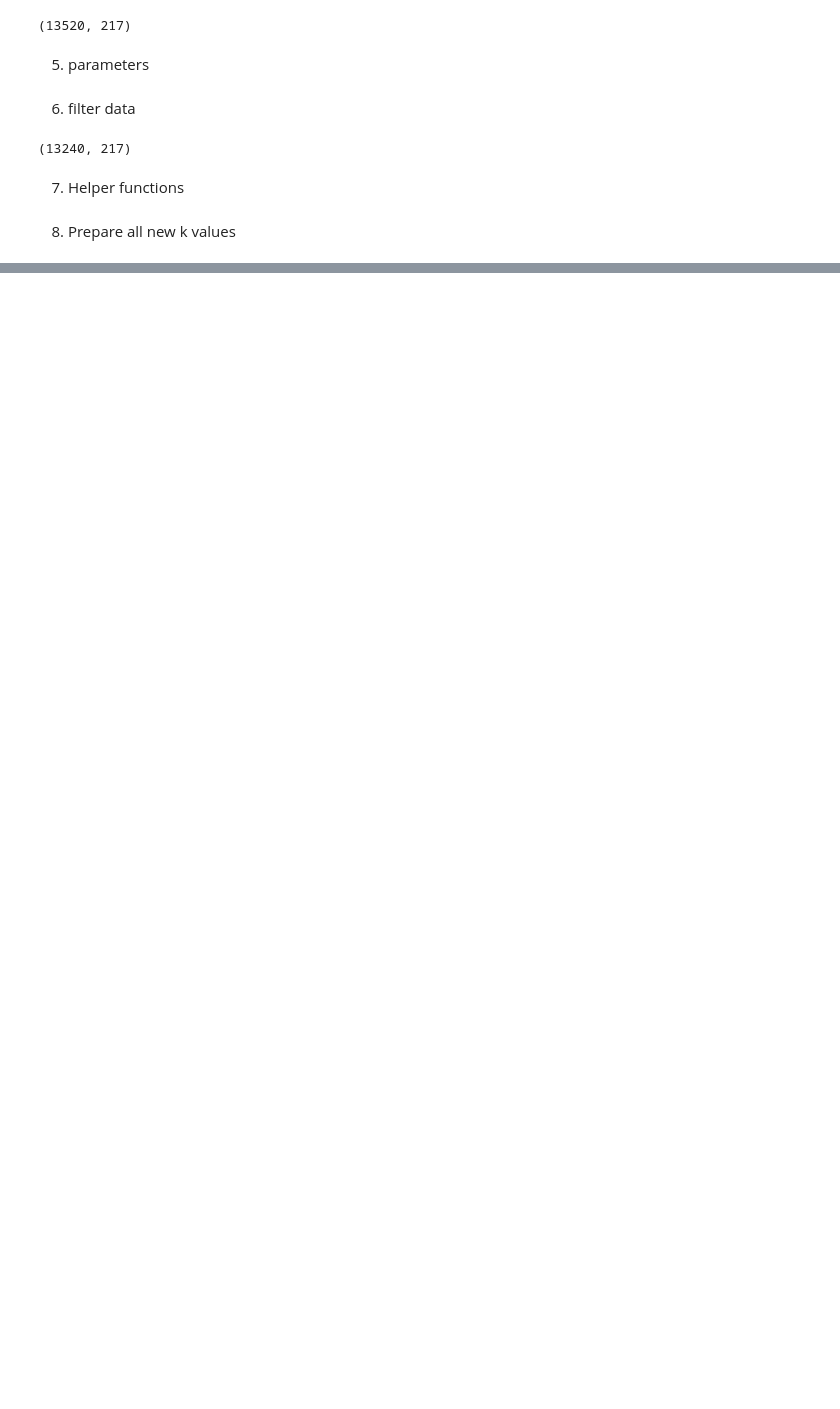
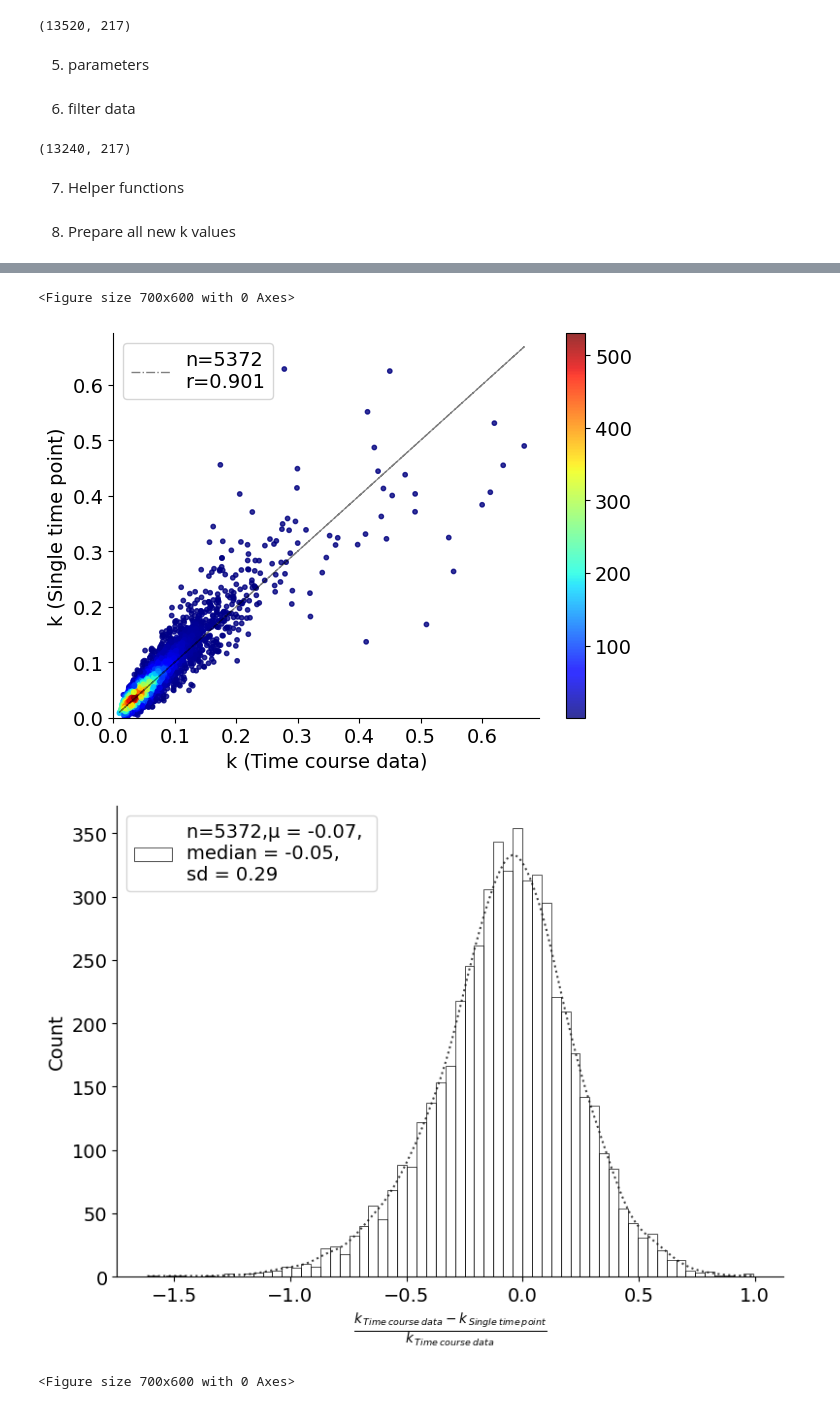
Before and after one commit to henockmamo54/TimePointSelection_paperAnalysis, a Jupyter notebook: Final/GenerateFigures/PlotGen-heart.ipynb, the cells around one changed output, grey strips where cells are left out. Saved outputs shown, nothing was run; the diff lists cells and outputs as text; code cells hidden in the pictures; blank space fills up the shorter version.

```diff
--- a/Final/GenerateFigures/PlotGen-heart.ipynb
+++ b/Final/GenerateFigures/PlotGen-heart.ipynb
@@ -199,8 +199,12 @@ def plot_hitmap(x,y,time,path="",title=""):
     # ax1.set_xlim([0,min(max(x),0.3)])
     # ax1.set_ylim([0,min(max(y),0.3)])
 
-    ax1.set_xlim([0,max(x)])
-    ax1.set_ylim([0,max(y)])
+    # ax1.set_xlim([0,max(x)])
+    # ax1.set_ylim([0,max(y)])
+
+
+    ax1.set_xlim([0, min(max(y),math.log(2))])
+    ax1.set_ylim([0, min(max(y),math.log(2))])
 
 
     # # Create the second x-axis
@@ -350,0 +355,64 @@ for _time in tqdm([1 ,2 ,3 ,6 ,7,13,16]):
+# %%
+# for _time in tqdm([1 ,2 ,3 ,6 ,7,13,16]):
+# # for _time in tqdm([6 ,7,16]):
+#     for _rsquared in [0.99,0.95,0.9][::-1]:
+
+_time = 7
+_rsquared= 0.9
+
+try:
+    merged=allmerged.copy()
+    merged=merged[(merged.Rsquared.astype('float')>=_rsquared)]
+    merged=merged.reset_index(drop=True)
+
+
+    res=computeAllNewRates(_time,1,10)
+
+    res=res[(res.d2ome_k.astype('float')>=0)]
+    res=res[(res.new_k_1.astype('float')>=0)]
+    res=res[(res.new_k_10.astype('float')>=0)]
+    res=res[(res.k_sol.astype('float')>=0)]
+
+    res=res[abs(res.M0 -res.I0_0_exp)/res.M0 <=0.1]
+
+
+    _title=f"{organ}_day_{_time}_fsr"
+    _path1=f"Figures/{organ}/Day_{_time}/r2_{_rsquared}/"
+    if not os.path.exists(_path1): os.makedirs(_path1)
+    # res.to_csv(_path1+_title+".csv",index=False)
+
+    #============================ FSR ===============================
+    #============================ === ===============================
+    _res=res.copy()
+    _path1=f"Figures/{organ}/Day_{_time}/r2_{_rsquared}/fsr/"
+    if not os.path.exists(_path1): os.makedirs(_path1)
+
+    _title=f"{organ}_day_{_time}_fsr"
+
+    plot_hitmap(_res.d2ome_k,_res.k_sol,_time,_path1,_title+"_all")
+    plotRateRDDensity(_res.d2ome_k,_res.k_sol,_path1,_title+"_Density_all")
+
+
+    # clear_output(wait=True)
+    #============================ 1-TERM ============================
+    #============================ === ===============================
+    _res=res.copy()
+
+    _path1=f"Figures/{organ}/Day_{_time}/r2_{_rsquared}/numberofterms_{1}/"
+    if not os.path.exists(_path1): os.makedirs(_path1)
+
+    _title=f"{organ}_day_{_time}_numberofterms_{1}"
+
+    plot_hitmap(_res.d2ome_k,_res.new_k_1,_time,_path1,_title+"_all")
+    plotRateRDDensity(_res.d2ome_k,_res.new_k_1,_path1,_title+"_Density_all")
+
+
+
+
+except Exception as exp:
+    print(exp)
+# %% [output]
+<Figure size 700x600 with 0 Axes>
+[figure, added]
+[figure, added]
+<Figure size 700x600 with 0 Axes>
```
Also changed, not shown: parts of 3 cells of this notebook, 7 other files.
